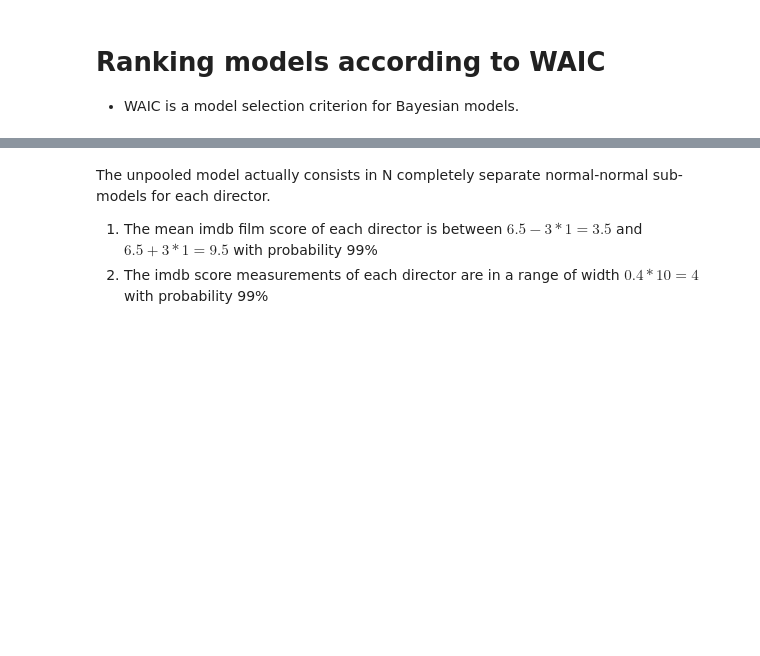
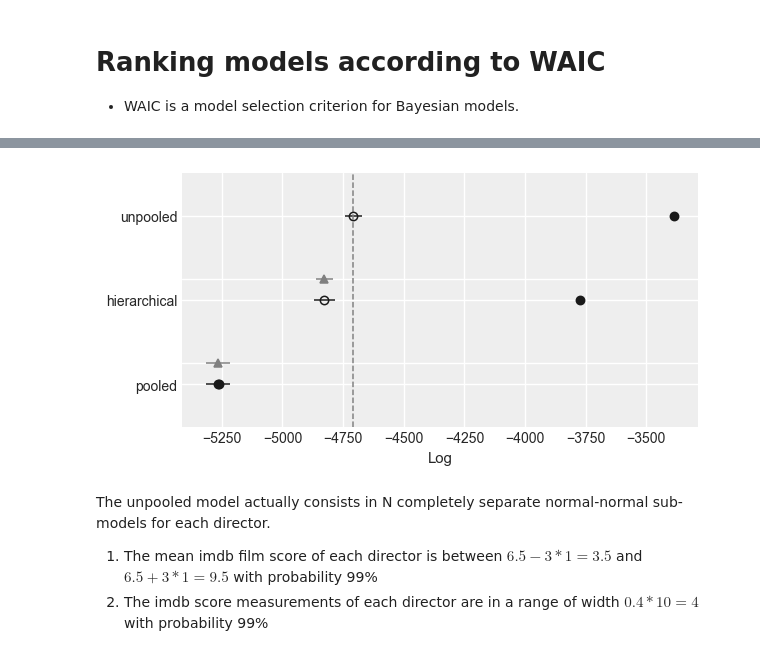
Before and after one commit to FabioLddo/netflix_popular_movies_probabilistic_programming, a Jupyter notebook: project_netflix_analysis.ipynb, the cells around one changed output, grey strips where cells are left out. Cells and saved outputs as stored; diff of their text form; code cells hidden in the pictures; blank space fills up the shorter version.

```diff
--- a/project_netflix_analysis.ipynb
+++ b/project_netflix_analysis.ipynb
@@ -649,7 +610,8 @@ The hierarchical model is very colse to the pooled model for the directors with
 # %%
 # the hierarchical model is ranked first
 az.waic (pooled_trace)
-az.compare({'pooled':pooled_trace, 'unpooled': unpooled_trace,  'hierarchical':hier_trace}, ic='waic')
+comp_df = az.compare({'pooled':pooled_trace, 'unpooled': unpooled_trace,  'hierarchical':hier_trace}, ic='waic')
+comp_df
 # %% [output]
 See http://arxiv.org/abs/1507.04544 for details
   warnings.warn(
@@ -659,6 +621,10 @@ See http://arxiv.org/abs/1507.04544 for details
 | unpooled | 0 | -4707.377114 | 1322.358125 | 0.000000 | 0.564172 | 33.540084 | 0.000000 | True | log |
 | hierarchical | 1 | -4826.797301 | 1055.312926 | 119.420186 | 0.404078 | 44.107930 | 34.808143 | True | log |
 | pooled | 2 | -5265.759482 | 3.362238 | 558.382368 | 0.031750 | 48.352920 | 50.742093 | False | log |
+# %%
+az.plot_compare(comp_df);
+# %% [output]
+[figure, added]
 # %% [markdown]
 The unpooled model actually consists in N completely separate normal-normal sub-models for each director.
 
```
Also changed, not shown: parts of 23 cells of this notebook.
